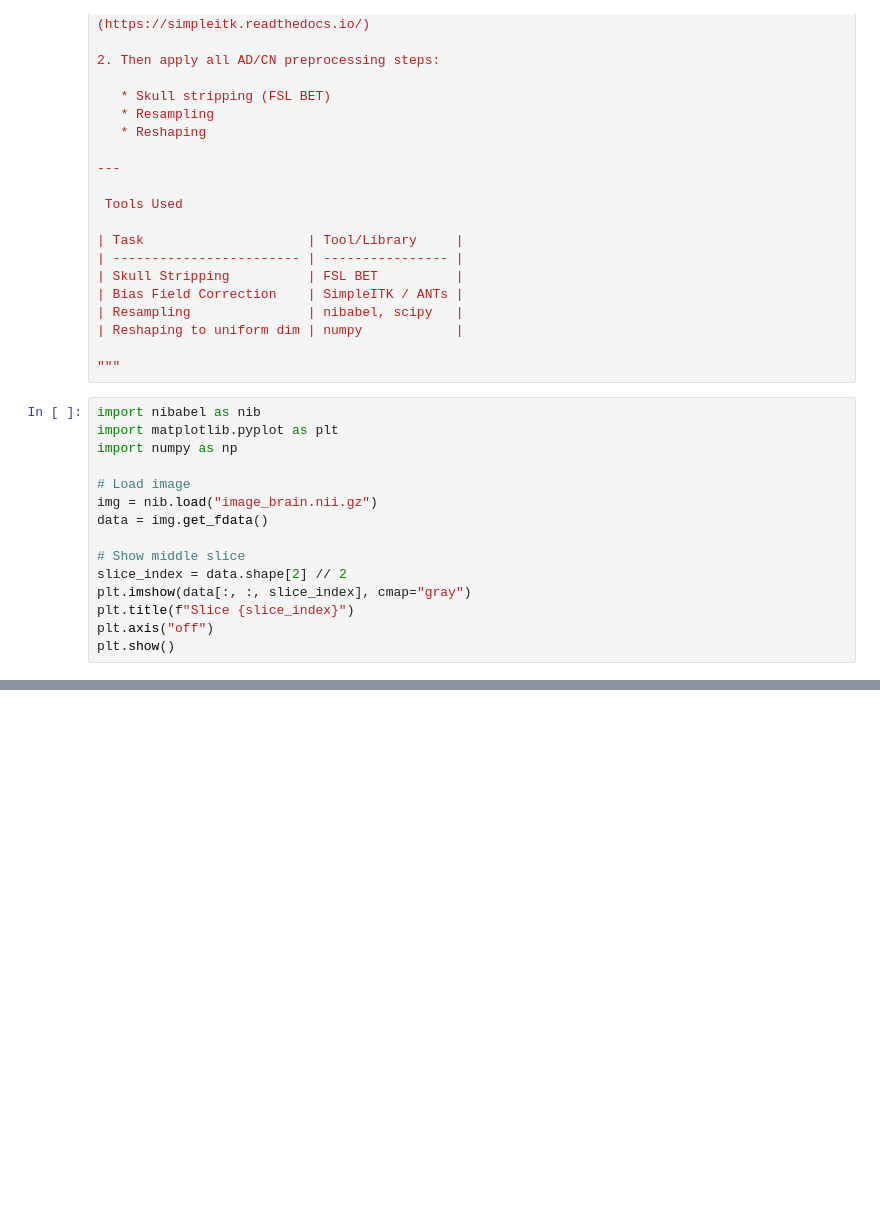
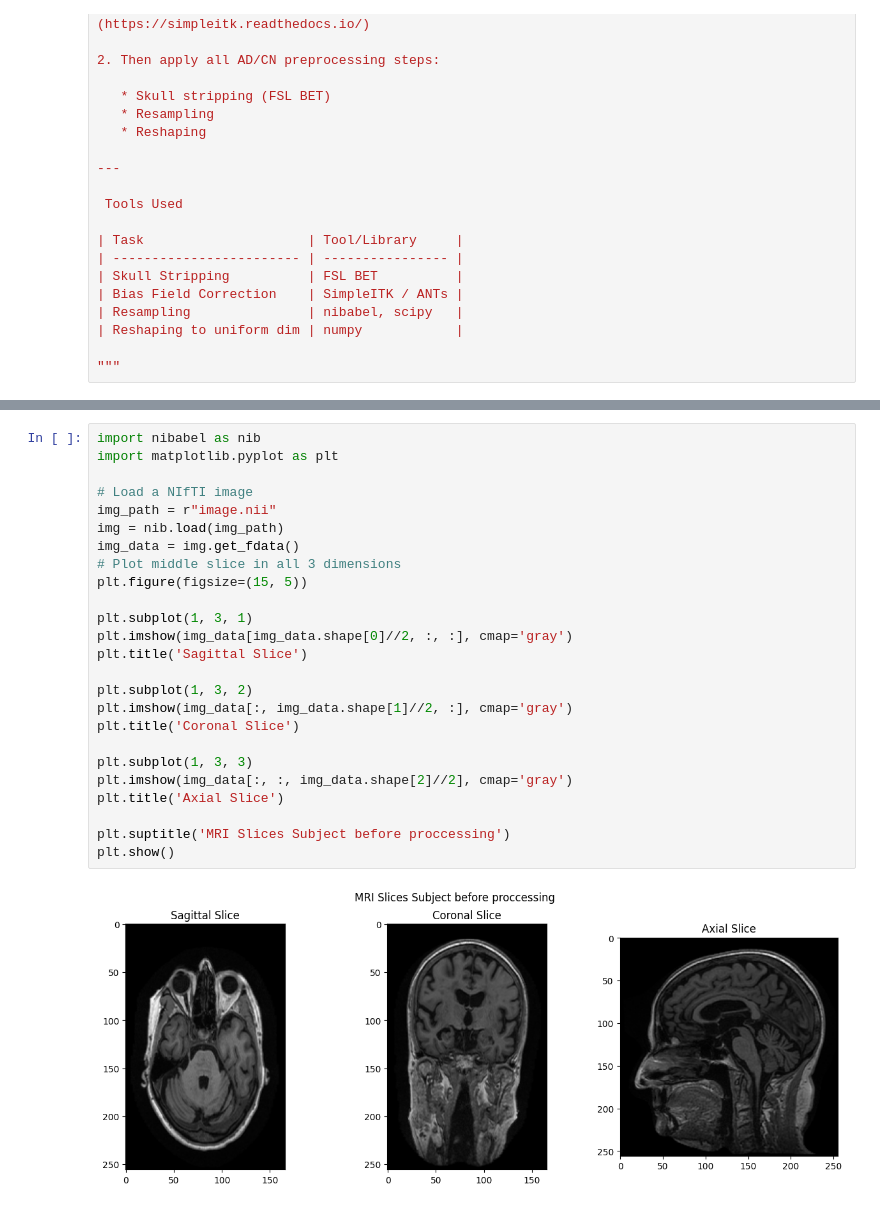
Before and after one commit to mohamed32145/MindCare, a Jupyter notebook: fslDataproccessing.ipynb, the cells around one changed output, grey strips where cells are left out. Saved outputs shown, nothing was run; the diff lists cells and outputs as text; blank space fills up the shorter version.

Commit message:
updating the mri proccessing skull extraction will be via fsl wsl command the other step in the notebook

```diff
--- a/fslDataproccessing.ipynb
+++ b/fslDataproccessing.ipynb
@@ -88,18 +88,3 @@ Apply the following steps:
 | Reshaping to uniform dim | numpy            |
 
 """
-# %%
-import nibabel as nib
-import matplotlib.pyplot as plt
-import numpy as np
-
-# Load image
-img = nib.load("image_brain.nii.gz")
-data = img.get_fdata()
-
-# Show middle slice
-slice_index = data.shape[2] // 2
-plt.imshow(data[:, :, slice_index], cmap="gray")
-plt.title(f"Slice {slice_index}")
-plt.axis("off")
-plt.show()
@@ -225,0 +254,27 @@ FileNotFoundError: [Errno 2] No such file or directory: 'C:\\Users\\moham\\OneDr
+# %%
+import nibabel as nib
+import matplotlib.pyplot as plt
+
+# Load a NIfTI image
+img_path = r"image.nii"
+img = nib.load(img_path)
+img_data = img.get_fdata()
+# Plot middle slice in all 3 dimensions
+plt.figure(figsize=(15, 5))
+
+plt.subplot(1, 3, 1)
+plt.imshow(img_data[img_data.shape[0]//2, :, :], cmap='gray')
+plt.title('Sagittal Slice')
+
+plt.subplot(1, 3, 2)
+plt.imshow(img_data[:, img_data.shape[1]//2, :], cmap='gray')
+plt.title('Coronal Slice')
+
+plt.subplot(1, 3, 3)
+plt.imshow(img_data[:, :, img_data.shape[2]//2], cmap='gray')
+plt.title('Axial Slice')
+
+plt.suptitle('MRI Slices Subject before proccessing')
+plt.show()
+# %% [output]
+[figure, added]
```
Also changed, not shown: parts of 4 cells of this notebook.
